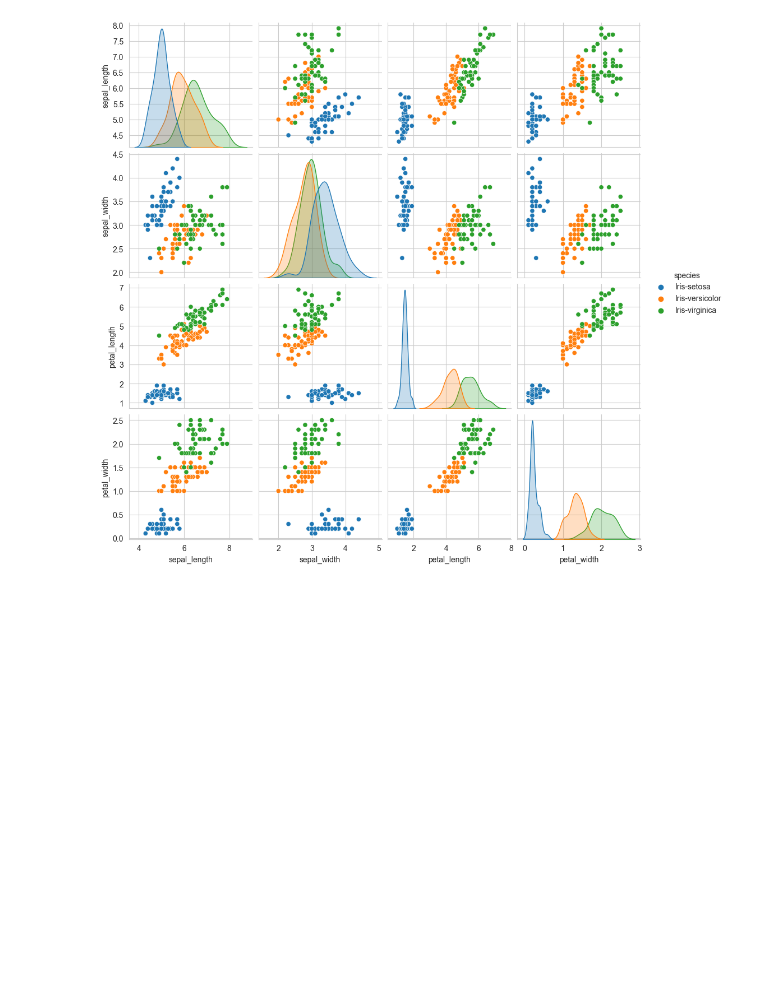
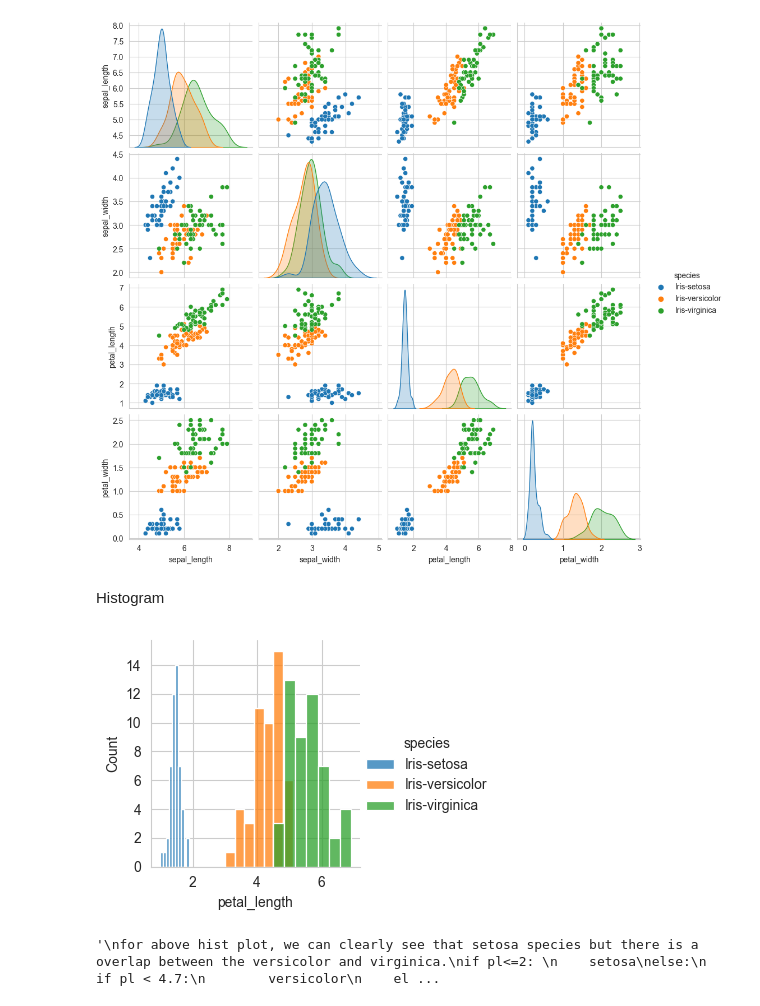
Before and after one commit to thisispawann/data-science-fundamentals, a Jupyter notebook: eda-data-visualization/iris.ipynb, the cells around one changed output. Cells and saved outputs as stored; diff of their text form; code cells hidden in the pictures; blank space fills up the shorter version.

Commit message:
histogram

```diff
--- a/eda-data-visualization/iris.ipynb
+++ b/eda-data-visualization/iris.ipynb
@@ -91,3 +91,25 @@ sns.pairplot(iris, hue='species')
 plt.show()
 # %% [output]
 [figure]
+# %% [markdown]
+Histogram
+# %%
+sns.FacetGrid(iris, hue='species')\
+    .map(sns.histplot, 'petal_length') \
+        .add_legend()
+plt.show()
+# %% [output]
+[figure, added]
+# %%
+'''
+for above hist plot, we can clearly see that setosa species but there is a overlap between the versicolor and virginica.
+if pl<=2:
+    setosa
+else:
+    if pl < 4.7:
+        versicolor
+    else:
+        verginica
+'''
+# %% [output]
+'\nfor above hist plot, we can clearly see that setosa species but there is a overlap between the versicolor and virginica.\nif pl<=2: \n    setosa\nelse:\n    if pl < 4.7:\n        versicolor\n    el ...
```
